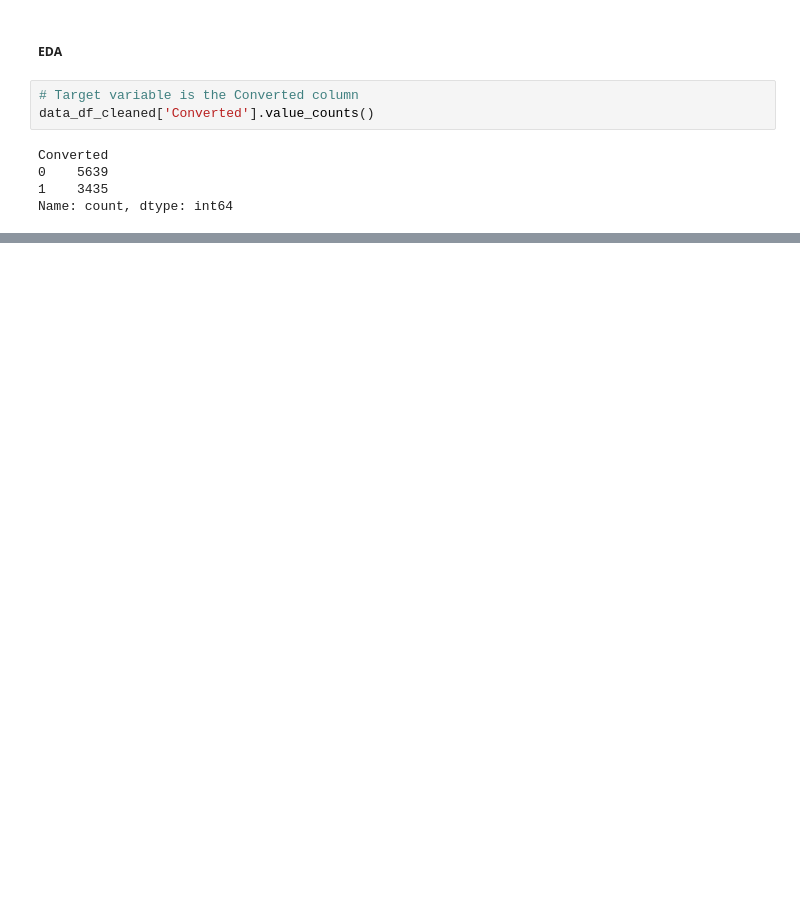
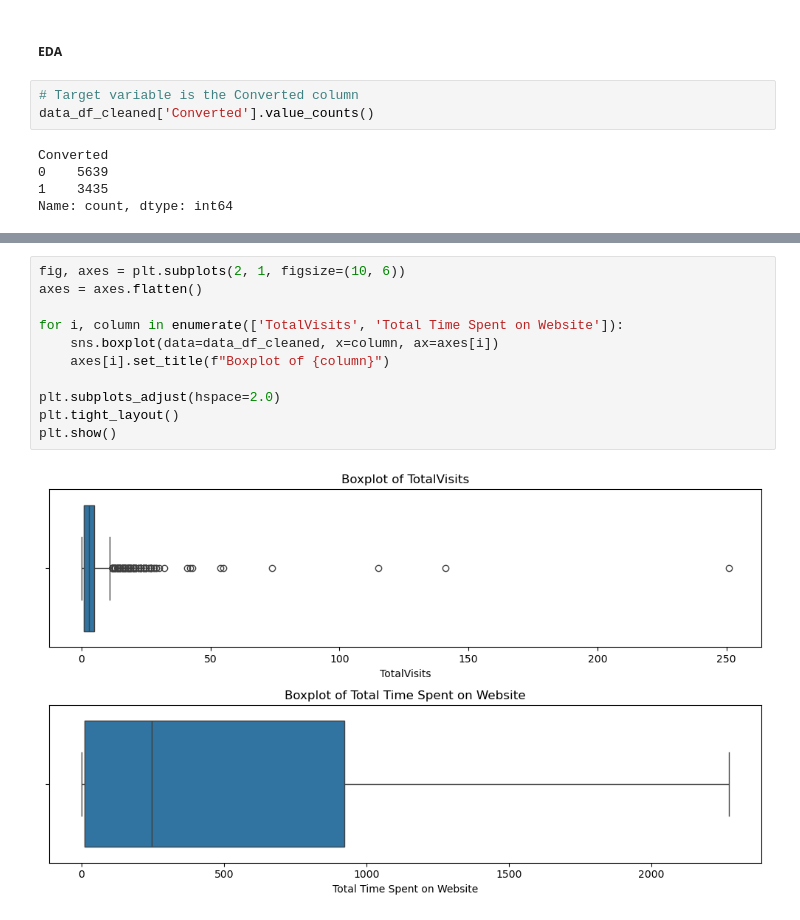
Before and after one commit to KHarishKrish/Lead_Score_Analysis, a Jupyter notebook: Solution.ipynb, the cells around one changed output, grey strips where cells are left out. Drawn from its saved outputs; the diff is of its cells as text; blank space fills up the shorter version.

```diff
--- a/Solution.ipynb
+++ b/Solution.ipynb
@@ -539,0 +546,13 @@ plt.show()
+# %%
+fig, axes = plt.subplots(2, 1, figsize=(10, 6))
+axes = axes.flatten()
+
+for i, column in enumerate(['TotalVisits', 'Total Time Spent on Website']):
+    sns.boxplot(data=data_df_cleaned, x=column, ax=axes[i])
+    axes[i].set_title(f"Boxplot of {column}")
+
+plt.subplots_adjust(hspace=2.0)
+plt.tight_layout()
+plt.show()
+# %% [output]
+[figure, added]
```
Also changed, not shown: parts of 3 cells of this notebook.
